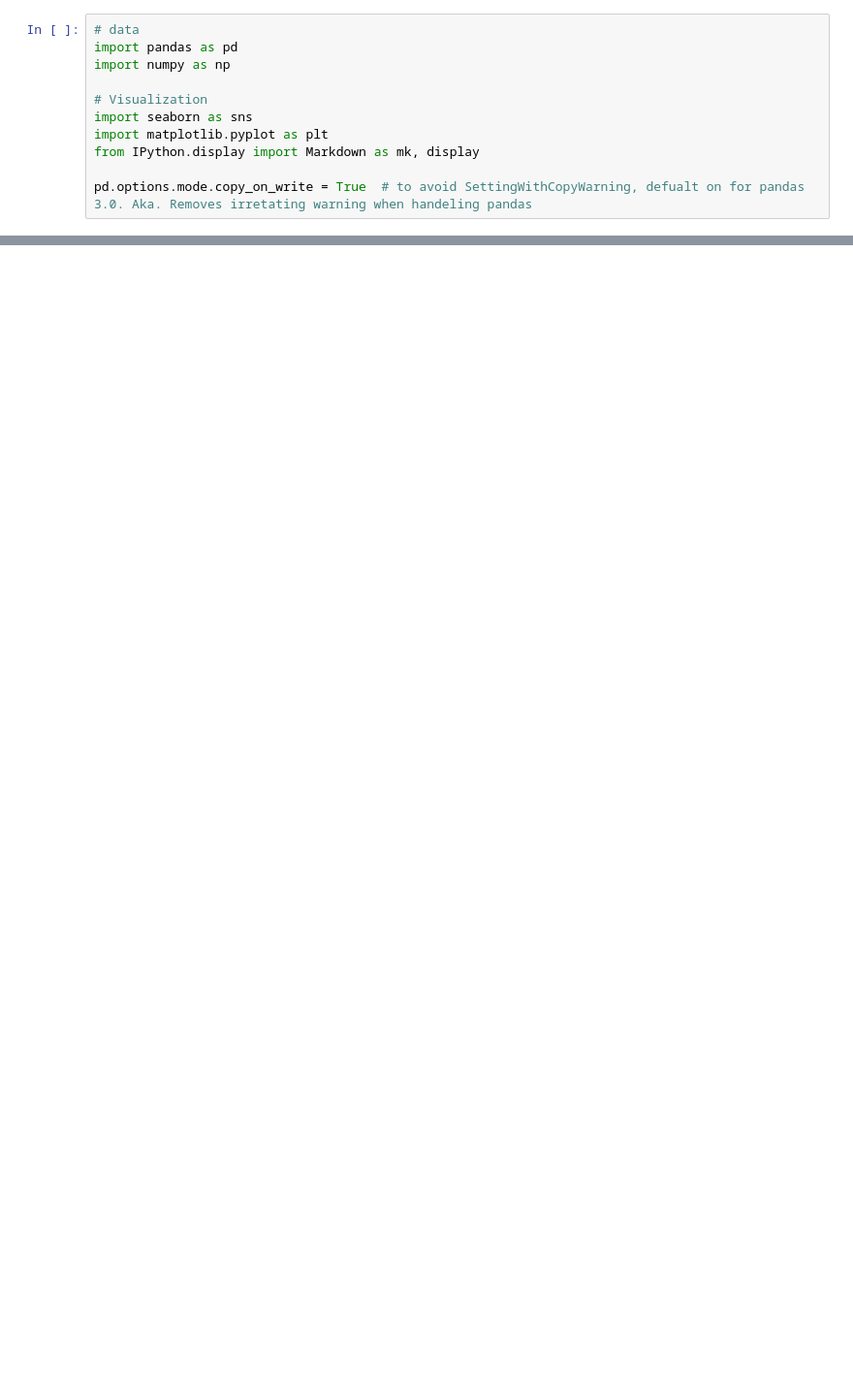
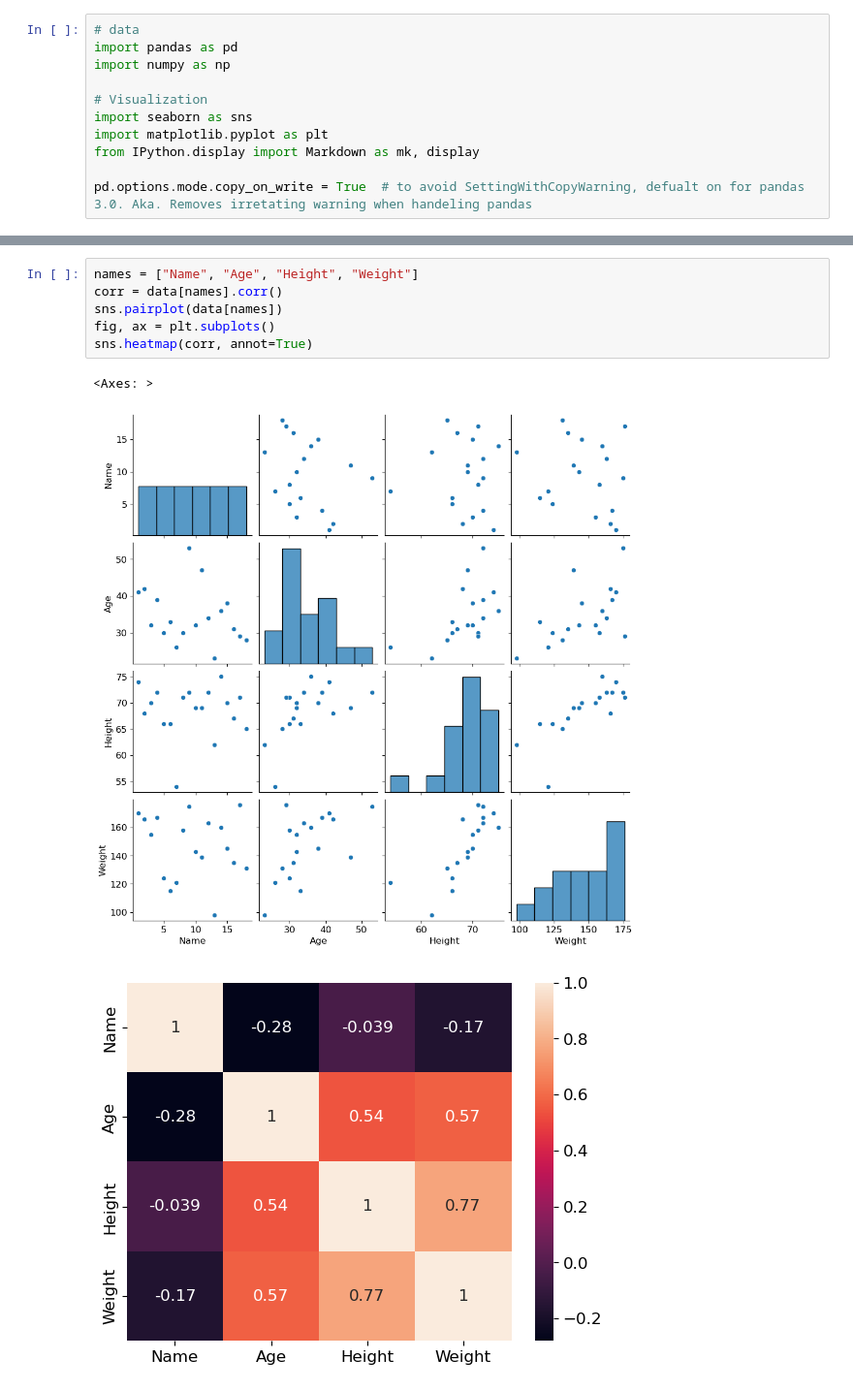
Before and after one commit to SteenBender/nanokemi, a Jupyter notebook: plot_i_python/python_plotting.ipynb, the cells around one changed output, grey strips where cells are left out. Shown at 97% size. Drawn from its saved outputs; the diff is of its cells as text; blank space fills up the shorter version.

```diff
--- a/plot_i_python/python_plotting.ipynb
+++ b/plot_i_python/python_plotting.ipynb
@@ -11,0 +29,10 @@ pd.options.mode.copy_on_write = True  # to avoid SettingWithCopyWarning, defualt
+# %%
+names = ["Name", "Age", "Height", "Weight"]
+corr = data[names].corr()
+sns.pairplot(data[names])
+fig, ax = plt.subplots()
+sns.heatmap(corr, annot=True)
+# %% [output]
+<Axes: >
+[figure, added]
+[figure, added]
```
Also changed, not shown: parts of 15 cells of this notebook, 5 other files.
